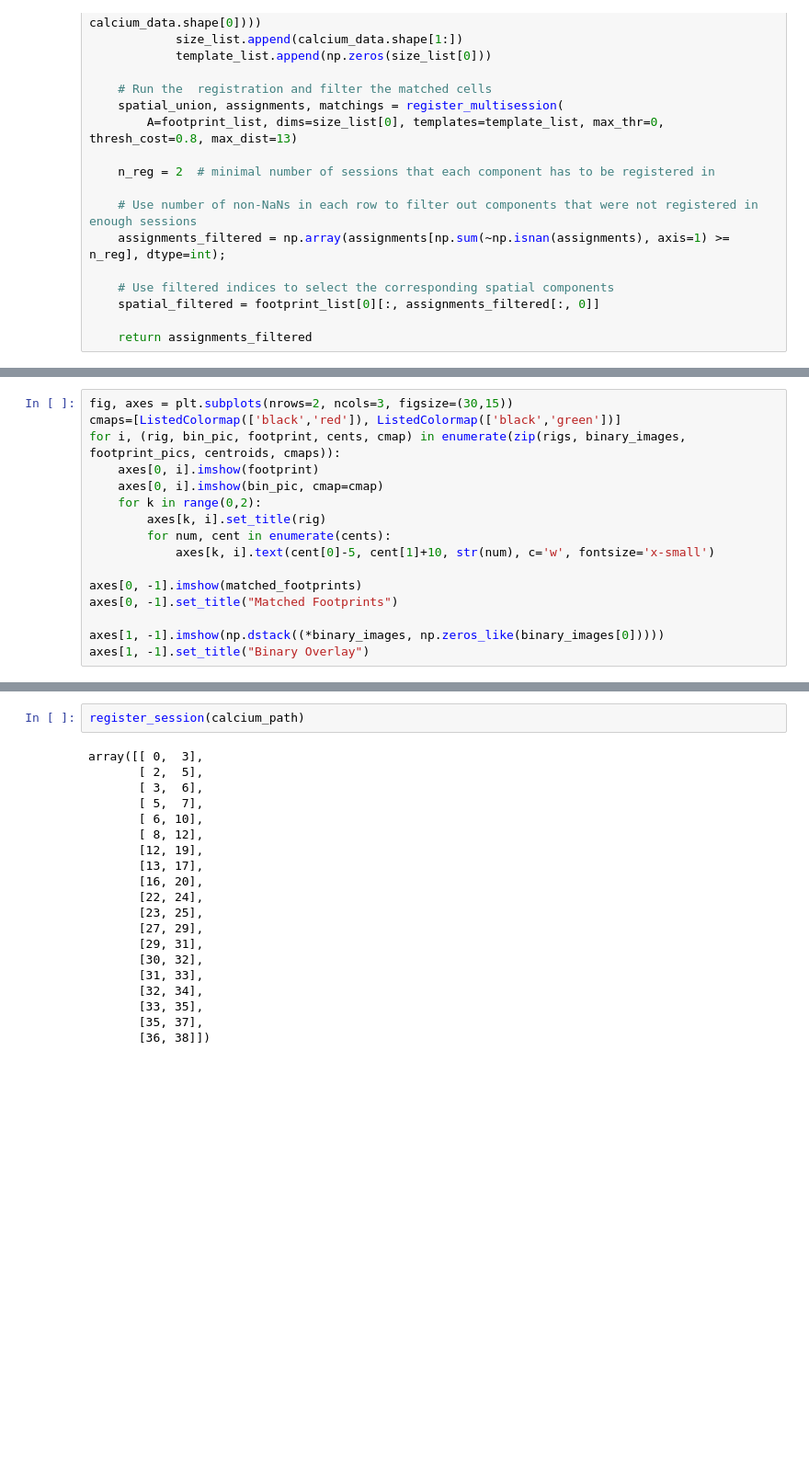
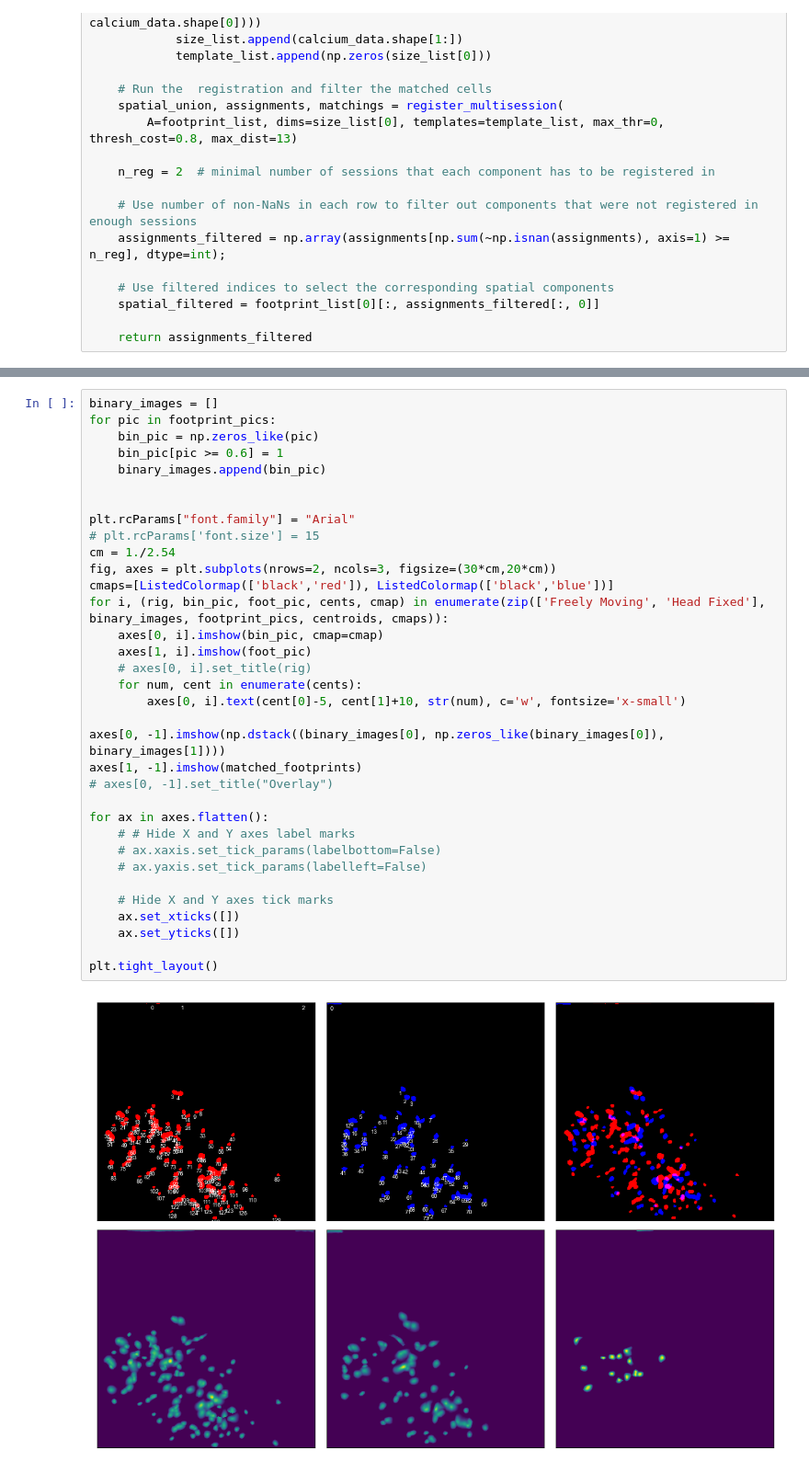
Before and after one commit to drguggiana/prey_capture, a Jupyter notebook: notebooks/Test Same Day Cell Matching.ipynb, the cells around one changed output, grey strips where cells are left out. Shown at 92% size. Cells and saved outputs as stored; diff of their text form; blank space fills up the shorter version.

```diff
--- a/notebooks/Test Same Day Cell Matching.ipynb
+++ b/notebooks/Test Same Day Cell Matching.ipynb
@@ -171,16 +165,0 @@ axes[-1] = plt.imshow(matched_footprints)
-# %%
-fig, axes = plt.subplots(nrows=2, ncols=3, figsize=(30,15))
-cmaps=[ListedColormap(['black','red']), ListedColormap(['black','green'])]
-for i, (rig, bin_pic, footprint, cents, cmap) in enumerate(zip(rigs, binary_images, footprint_pics, centroids, cmaps)):
-    axes[0, i].imshow(footprint)
-    axes[0, i].imshow(bin_pic, cmap=cmap)
-    for k in range(0,2):
-        axes[k, i].set_title(rig)
-        for num, cent in enumerate(cents):
-            axes[k, i].text(cent[0]-5, cent[1]+10, str(num), c='w', fontsize='x-small')
-
-axes[0, -1].imshow(matched_footprints)
-axes[0, -1].set_title("Matched Footprints")
-
-axes[1, -1].imshow(np.dstack((*binary_images, np.zeros_like(binary_images[0]))))
-axes[1, -1].set_title("Binary Overlay")
@@ -211,22 +166,36 @@ array([[ 0,  3],
-# %%
-register_session(calcium_path)
-# %% [output]
-array([[ 0,  3],
-       [ 2,  5],
-       [ 3,  6],
-       [ 5,  7],
-       [ 6, 10],
-       [ 8, 12],
-       [12, 19],
-       [13, 17],
-       [16, 20],
-       [22, 24],
-       [23, 25],
-       [27, 29],
-       [29, 31],
-       [30, 32],
-       [31, 33],
-       [32, 34],
-       [33, 35],
-       [35, 37],
-       [36, 38]])
+# %%
+binary_images = []
+for pic in footprint_pics:
+    bin_pic = np.zeros_like(pic)
+    bin_pic[pic >= 0.6] = 1
+    binary_images.append(bin_pic)
+
+
+plt.rcParams["font.family"] = "Arial"
+# plt.rcParams['font.size'] = 15
+cm = 1./2.54
+fig, axes = plt.subplots(nrows=2, ncols=3, figsize=(30*cm,20*cm))
+cmaps=[ListedColormap(['black','red']), ListedColormap(['black','blue'])]
+for i, (rig, bin_pic, foot_pic, cents, cmap) in enumerate(zip(['Freely Moving', 'Head Fixed'], binary_images, footprint_pics, centroids, cmaps)):
+    axes[0, i].imshow(bin_pic, cmap=cmap)
+    axes[1, i].imshow(foot_pic)
+    # axes[0, i].set_title(rig)
+    for num, cent in enumerate(cents):
+        axes[0, i].text(cent[0]-5, cent[1]+10, str(num), c='w', fontsize='x-small')
+
+axes[0, -1].imshow(np.dstack((binary_images[0], np.zeros_like(binary_images[0]), binary_images[1])))
+axes[1, -1].imshow(matched_footprints)
+# axes[0, -1].set_title("Overlay")
+
+for ax in axes.flatten():
+    # # Hide X and Y axes label marks
+    # ax.xaxis.set_tick_params(labelbottom=False)
+    # ax.yaxis.set_tick_params(labelleft=False)
+
+    # Hide X and Y axes tick marks
+    ax.set_xticks([])
+    ax.set_yticks([])
+
+plt.tight_layout()
+# %% [output]
+[figure, new version]
```
Also changed, not shown: parts of 9 cells of this notebook, 13 other files.
